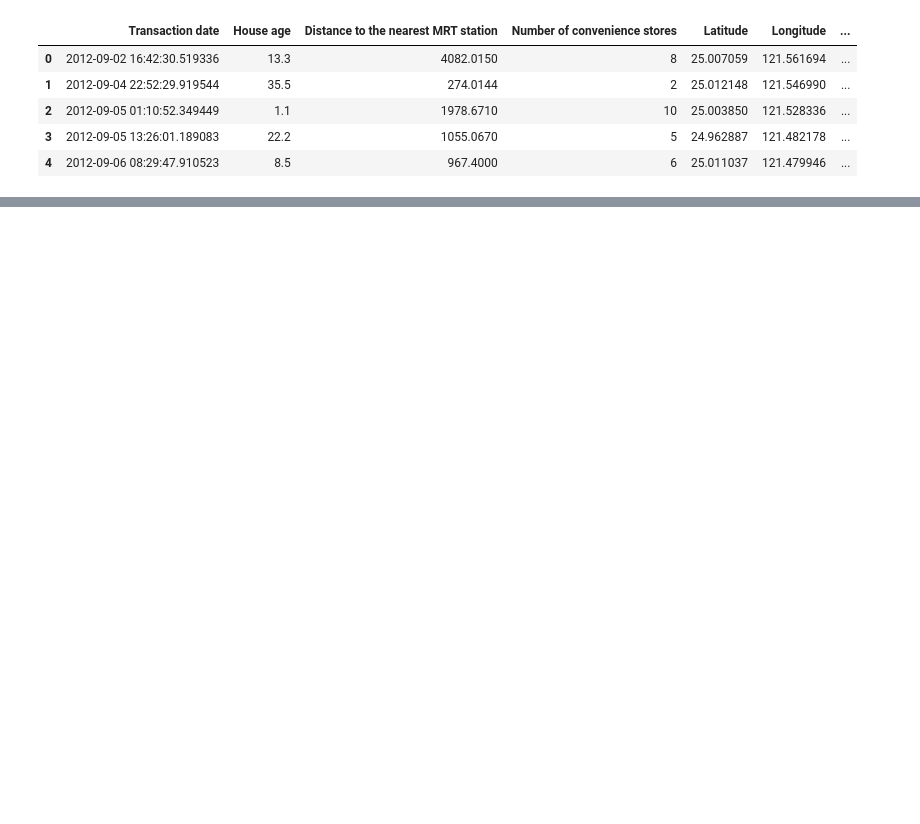
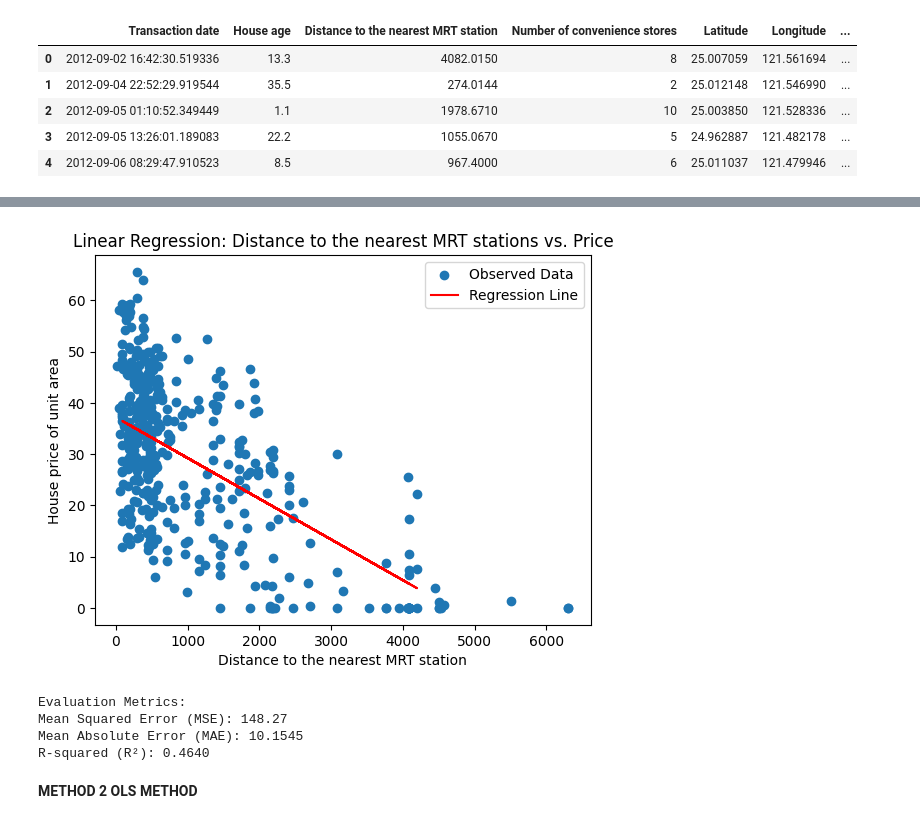
Before and after one commit to rakshume/Machine-Learning, a Jupyter notebook: Linear Regression/real_estate.ipynb, the cells around one changed output, grey strips where cells are left out. Saved outputs shown, nothing was run; the diff lists cells and outputs as text; code cells hidden in the pictures; blank space fills up the shorter version.

```diff
--- a/Linear Regression/real_estate.ipynb
+++ b/Linear Regression/real_estate.ipynb
@@ -21,0 +171,8 @@ df.tail()
+# %%
+X = df[['Distance to the nearest MRT station']]
+y = df[['House price of unit area']]
+# %%
+X_train, X_test, y_train, y_test = train_test_split(X,y,test_size=0.2,random_state=42)
+# %%
+model = LinearRegression()
+model.fit(X_train, y_train)
@@ -21,0 +201,3 @@ df.tail()
+# %%
+y_pred = model.predict(X_test)
+y_pred
@@ -21,0 +222,38 @@ df.tail()
+# %%
+# Scatter plot of the data points
+plt.scatter(df['Distance to the nearest MRT station'], df['House price of unit area'], label='Observed Data')
+
+# Plot the regression line
+plt.plot(X_test['Distance to the nearest MRT station'], y_pred, color='red', label='Regression Line')
+
+# Set labels and title
+plt.xlabel('Distance to the nearest MRT station')
+plt.ylabel('House price of unit area')
+plt.title('Linear Regression: Distance to the nearest MRT stations vs. Price')
+
+# Display legend
+plt.legend()
+
+# Show the plot
+plt.show()
+# %% [output]
+[figure, added]
+# %%
+# Evaluate the model
+mse = mean_squared_error(y_test, y_pred) # Cost function
+mae = mean_absolute_error(y_test, y_pred)
+r2 = r2_score(y_test, y_pred) # cost function
+
+# Print the evaluation metrics
+print("Evaluation Metrics:")
+
+print(f"Mean Squared Error (MSE): {mse:.2f}")
+print(f"Mean Absolute Error (MAE): {mae:.4f}")
+print(f"R-squared (R²): {r2:.4f}")
+# %% [output]
+Evaluation Metrics:
+Mean Squared Error (MSE): 148.27
+Mean Absolute Error (MAE): 10.1545
+R-squared (R²): 0.4640
+# %% [markdown]
+**METHOD 2 OLS METHOD**
```
Also changed, not shown: parts of 27 cells of this notebook, 6 other files.
